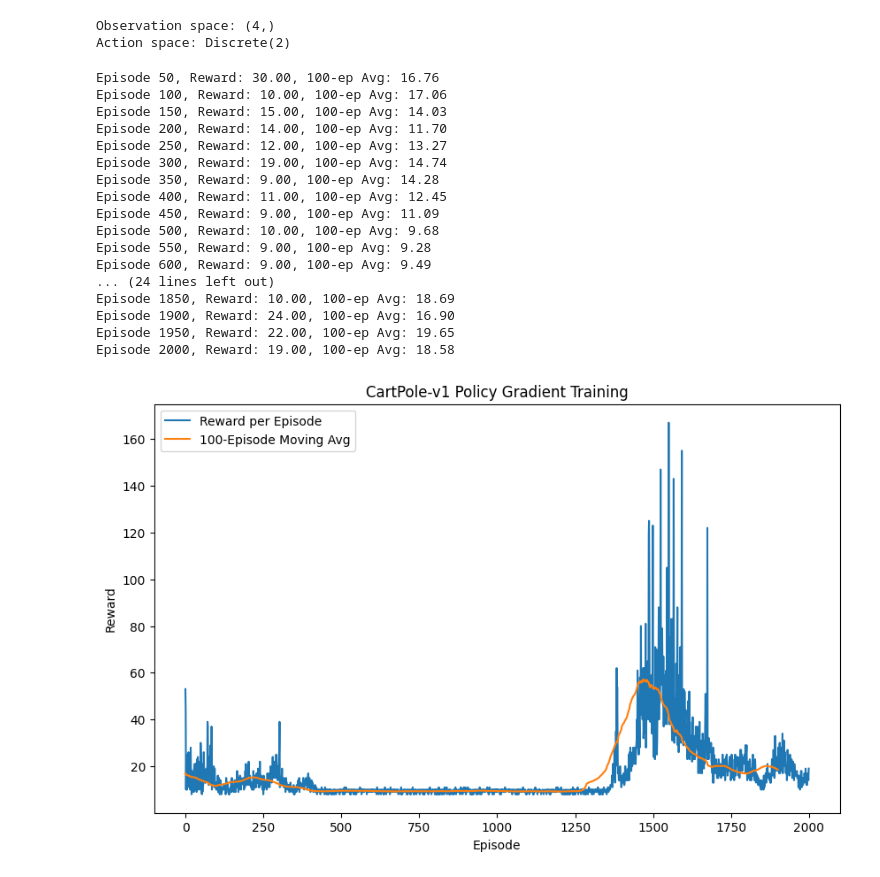
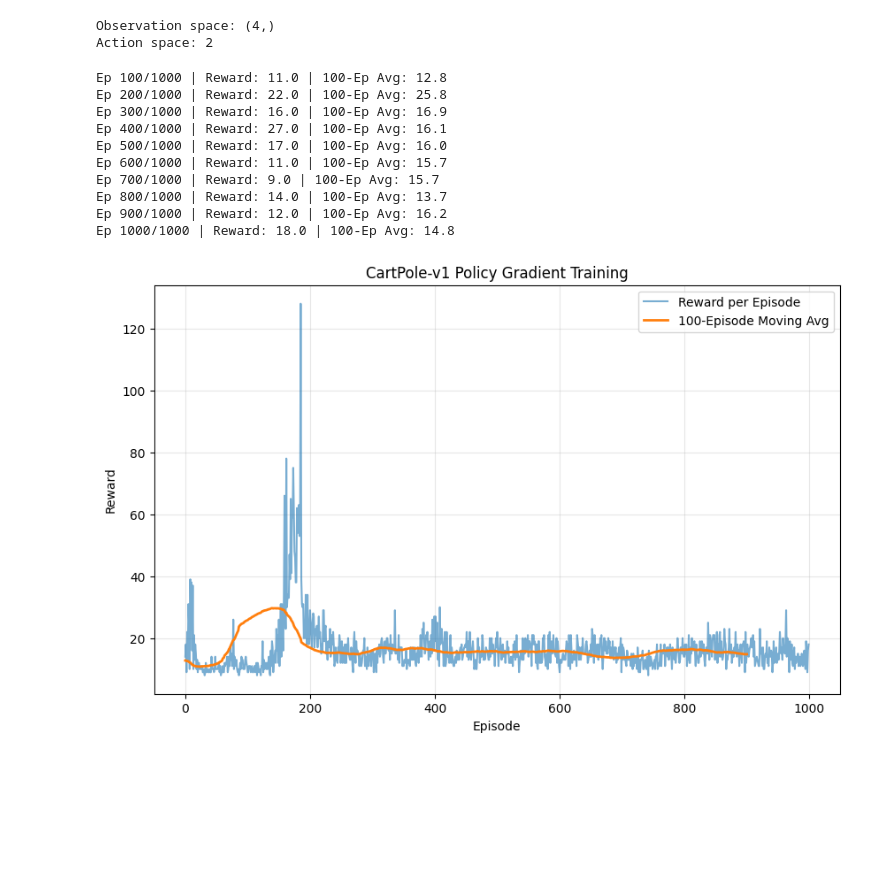
Before and after one commit to vapanpa/mlds490-reinforcementlearning, a Jupyter notebook: homework_1_gpu.ipynb, the cells around one changed output. Cells and saved outputs as stored; diff of their text form; code cells hidden in the pictures; blank space fills up the shorter version.

```diff
--- a/homework_1_gpu.ipynb
+++ b/homework_1_gpu.ipynb
@@ -22,9 +22,9 @@ Using device: cpu
 # %%
-# === CartPole Environment Setup ===
-env = gym.make('CartPole-v1', render_mode=None)
+# === Cell 2: CartPole Environment Setup ===
+env = gym.make('CartPole-v1')
 print("Observation space:", env.observation_space.shape)
-print("Action space:", env.action_space)
+print("Action space:", env.action_space.n)
 # %% [output]
 Observation space: (4,)
-Action space: Discrete(2)
+Action space: 2
 # %%
@@ -43,47 +44,47 @@ class PolicyNetCartPole(nn.Module):
 # %%
-# === Function to Compute Discounted Returns ===
-def compute_returns(rewards, gamma):
+# === Cell 4: Compute Discounted Returns ===
+def compute_returns(rewards, gamma=0.95):
     R = 0
     returns = []
     for r in reversed(rewards):
         R = r + gamma * R
         returns.insert(0, R)
-    returns = torch.tensor(returns)
+    returns = torch.tensor(returns, dtype=torch.float32)
     returns = (returns - returns.mean()) / (returns.std() + 1e-8)
     return returns
 # %%
-# === Train Policy Gradient for CartPole-v1 ===
-env = gym.make('CartPole-v1')
+# === Cell 5: Train REINFORCE ===
 state_dim = env.observation_space.shape[0]
 action_dim = env.action_space.n
+policy = PolicyNet(state_dim, action_dim).to(device)
 
-policy = PolicyNetCartPole(state_dim, action_dim).to(device)
 optimizer = optim.Adam(policy.parameters(), lr=0.01)
 gamma = 0.95
 
-num_episodes = 2000
+num_episodes = 1000   # Reduced for assignment clarity
 episode_rewards = []
 moving_avg = deque(maxlen=100)
 
 for episode in range(num_episodes):
     state, _ = env.reset()
-    log_probs = []
-    rewards = []
+    log_probs, rewards = [], []
     done = False
 
     while not done:
-        state = torch.FloatTensor(state).unsqueeze(0).to(device)
-        probs = policy(state)
+        state_t = torch.FloatTensor(state).unsqueeze(0).to(device)
+        probs = policy(state_t)
         dist = torch.distributions.Categorical(probs)
         action = dist.sample()
 
-        next_state, reward, done, truncated, info = env.step(action.item())
+        next_state, reward, terminated, truncated, _ = env.step(action.item())
+        done = terminated or truncated
+
         log_probs.append(dist.log_prob(action))
         rewards.append(reward)
         state = next_state
 
-    returns = compute_returns(rewards, gamma)
-    loss = -torch.sum(torch.stack(log_probs) * returns.to(device))
+    returns = compute_returns(rewards, gamma).to(device)
+    loss = -torch.sum(torch.stack(log_probs) * returns)
 
     optimizer.zero_grad()
     loss.backward()
@@ -93,38 +94,35 @@ for episode in range(num_episodes):
     episode_rewards.append(total_reward)
     moving_avg.append(total_reward)
 
-    if (episode + 1) % 50 == 0:
-        print(f"Episode {episode+1}, Reward: {total_reward:.2f}, 100-ep Avg: {np.mean(moving_avg):.2f}")
+    if (episode + 1) % 100 == 0:
+        print(f"Ep {episode+1}/{num_episodes} | "
+              f"Reward: {total_reward:.1f} | "
+              f"100-Ep Avg: {np.mean(moving_avg):.1f}")
 
 env.close()
 # %% [output]
-Episode 50, Reward: 30.00, 100-ep Avg: 16.76
-Episode 100, Reward: 10.00, 100-ep Avg: 17.06
-Episode 150, Reward: 15.00, 100-ep Avg: 14.03
-Episode 200, Reward: 14.00, 100-ep Avg: 11.70
-Episode 250, Reward: 12.00, 100-ep Avg: 13.27
-Episode 300, Reward: 19.00, 100-ep Avg: 14.74
-Episode 350, Reward: 9.00, 100-ep Avg: 14.28
-Episode 400, Reward: 11.00, 100-ep Avg: 12.45
-Episode 450, Reward: 9.00, 100-ep Avg: 11.09
-Episode 500, Reward: 10.00, 100-ep Avg: 9.68
-Episode 550, Reward: 9.00, 100-ep Avg: 9.28
-Episode 600, Reward: 9.00, 100-ep Avg: 9.49
-... (24 lines left out)
-Episode 1850, Reward: 10.00, 100-ep Avg: 18.69
-Episode 1900, Reward: 24.00, 100-ep Avg: 16.90
-Episode 1950, Reward: 22.00, 100-ep Avg: 19.65
-Episode 2000, Reward: 19.00, 100-ep Avg: 18.58
+Ep 100/1000 | Reward: 11.0 | 100-Ep Avg: 12.8
+Ep 200/1000 | Reward: 22.0 | 100-Ep Avg: 25.8
+Ep 300/1000 | Reward: 16.0 | 100-Ep Avg: 16.9
+Ep 400/1000 | Reward: 27.0 | 100-Ep Avg: 16.1
+Ep 500/1000 | Reward: 17.0 | 100-Ep Avg: 16.0
+Ep 600/1000 | Reward: 11.0 | 100-Ep Avg: 15.7
+Ep 700/1000 | Reward: 9.0 | 100-Ep Avg: 15.7
+Ep 800/1000 | Reward: 14.0 | 100-Ep Avg: 13.7
+Ep 900/1000 | Reward: 12.0 | 100-Ep Avg: 16.2
+Ep 1000/1000 | Reward: 18.0 | 100-Ep Avg: 14.8
 # %%
-# === Plot Episode Rewards and Moving Average ===
+# === Cell 6: Plot Rewards ===
 plt.figure(figsize=(10,6))
-plt.plot(episode_rewards, label='Reward per Episode')
-plt.plot(np.convolve(episode_rewards, np.ones(100)/100, mode='valid'), label='100-Episode Moving Avg')
+plt.plot(episode_rewards, alpha=0.6, label='Reward per Episode')
+plt.plot(np.convolve(episode_rewards, np.ones(100)/100, mode='valid'),
+         label='100-Episode Moving Avg', linewidth=2)
 plt.xlabel('Episode')
 plt.ylabel('Reward')
 plt.title('CartPole-v1 Policy Gradient Training')
 plt.legend()
+plt.grid(alpha=0.3)
 plt.show()
 # %% [output]
-[figure, old version]
+[figure, new version]
 # %%
```
Also changed, not shown: parts of 22 cells of this notebook.
